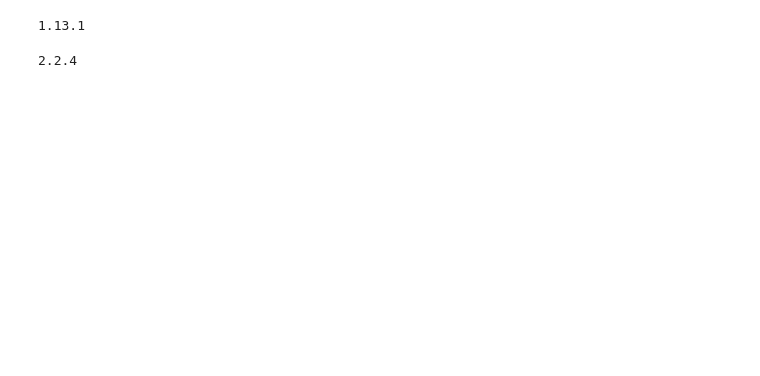
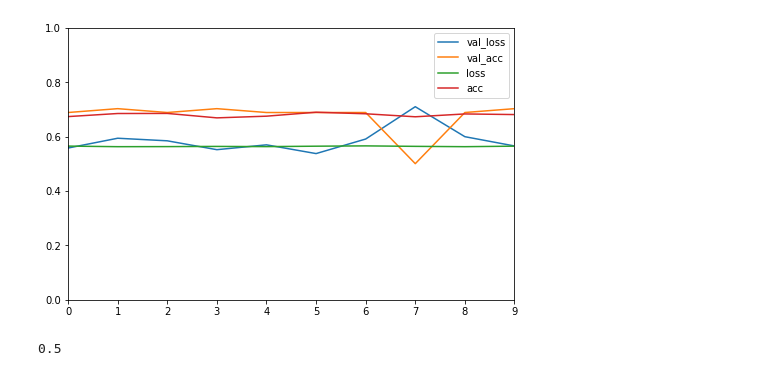
Before and after one commit to JOTELLECHEA/neural_networks, a Jupyter notebook: nnKeras.ipynb, the cells around one changed output. Cells and saved outputs as stored; diff of their text form; code cells hidden in the pictures; blank space fills up the shorter version.

```diff
--- a/nnKeras.ipynb
+++ b/nnKeras.ipynb
@@ -123,8 +140,11 @@ plt.show()
-# %%
-print(tf.__version__)
-# %% [output]
-1.13.1
-# %%
-print(keras.__version__)
-# %% [output]
-2.2.4
+# %%
+pd.DataFrame(history.history).plot(figsize=(8,5))
+# plt.grid(True)
+plt.gca().set_ylim(0,1)
+plt.show()
+# %% [output]
+[figure, added]
+# %%
+len(X_test)/len(X_dev)
+# %% [output]
+0.5
```
Also changed, not shown: parts of 5 cells of this notebook.
